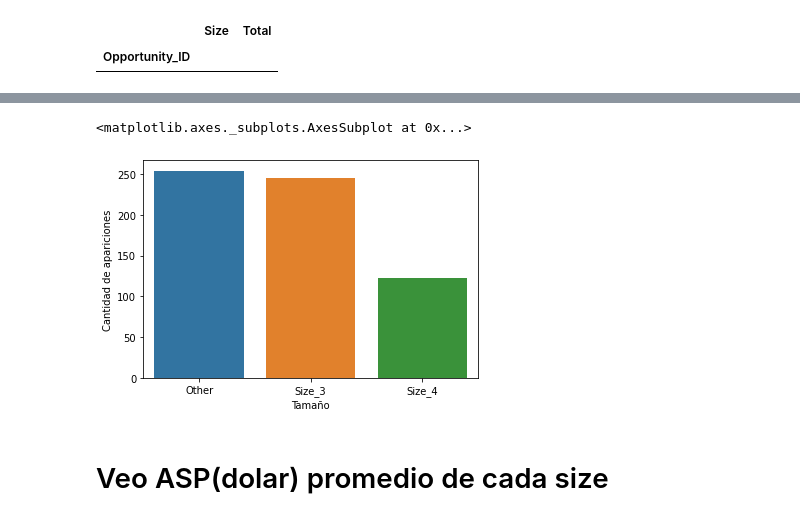
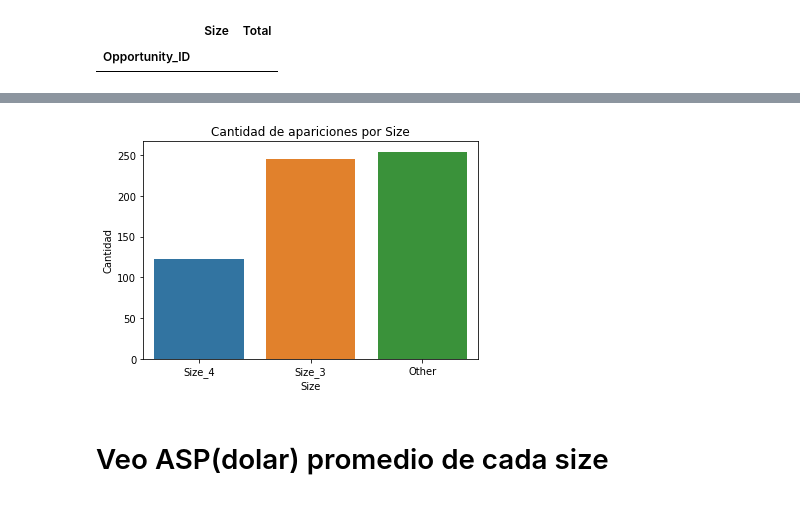
Before and after one commit to RiedelNicolas/75.06-2C2020-TP1, a Jupyter notebook: Size Analysis.ipynb, the cells around one changed output, grey strips where cells are left out. Drawn from its saved outputs; the diff is of its cells as text; code cells hidden in the pictures.

```diff
--- a/Size Analysis.ipynb
+++ b/Size Analysis.ipynb
@@ -19,6 +19,7 @@ opportunities = opportunities[(opportunities["Size"]!="None")]
 opportunities.drop_duplicates(subset="Opportunity_ID",inplace=True)
 sizes = opportunities["Size"].value_counts().to_frame()
 sizes = sizes.reset_index()
-sizes = sizes.rename(columns={"index":"Tamaño","Size":"Cantidad de apariciones"})
+sizes = sizes.rename(columns={"index":"Size","Size":"Cantidad"})
+sizes.sort_values(by="Cantidad",inplace=True)
 sizes
 # %% [output]
@@ -36,0 +33,7 @@ sns.barplot(sizes.Tamaño, sizes["Cantidad de apariciones"])
+# %%
+fig1 = sns.barplot(sizes.Size, sizes["Cantidad"])
+plt.savefig("img/Size/CantidadSize.png")
+plt.xlabel("Size")
+plt.ylabel("Cantidad")
+plt.title("Cantidad de apariciones por Size")
+plt.show(fig1)
@@ -37,10 +42,14 @@ sns.barplot(sizes.Tamaño, sizes["Cantidad de apariciones"])
 # %%
 #Borro los tamaños que tienen muy pocos datos
-sizes = sizes[sizes["Cantidad de apariciones"]>100]
-sns.barplot(sizes.Tamaño, sizes["Cantidad de apariciones"])
+sizes = sizes[sizes["Cantidad"]>100]
+sns.barplot(sizes.Size, sizes["Cantidad"])
+plt.savefig("img/Size/CantidadSizeMasDe100.png")
+plt.xlabel("Size")
+plt.ylabel("Cantidad")
+plt.title("Cantidad de apariciones por Size")
+plt.show(fig1)
 # %% [output]
-<matplotlib.axes._subplots.AxesSubplot at 0x...>
-[figure, old version]
+[figure, new version]
 # %% [markdown]
 # Veo ASP(dolar) promedio de cada size
 # %%
```
Also changed, not shown: parts of 13 cells of this notebook, 16 other files.
